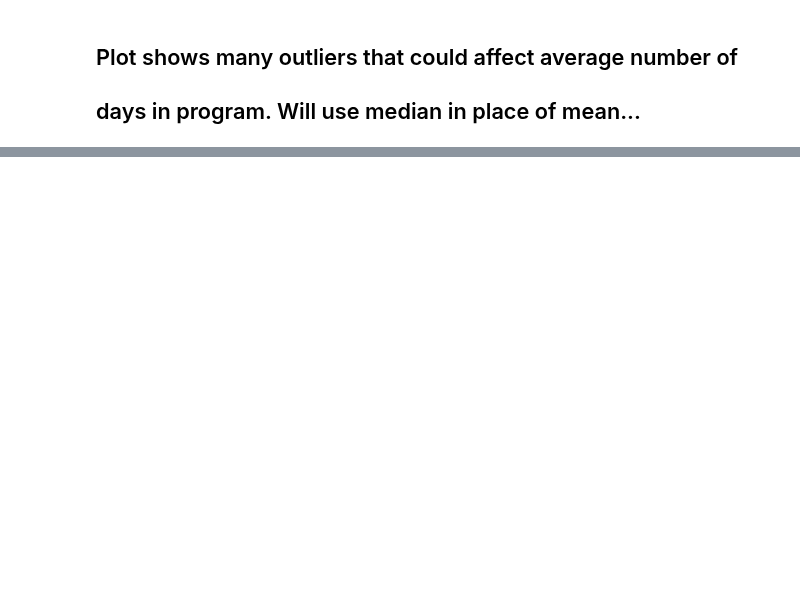
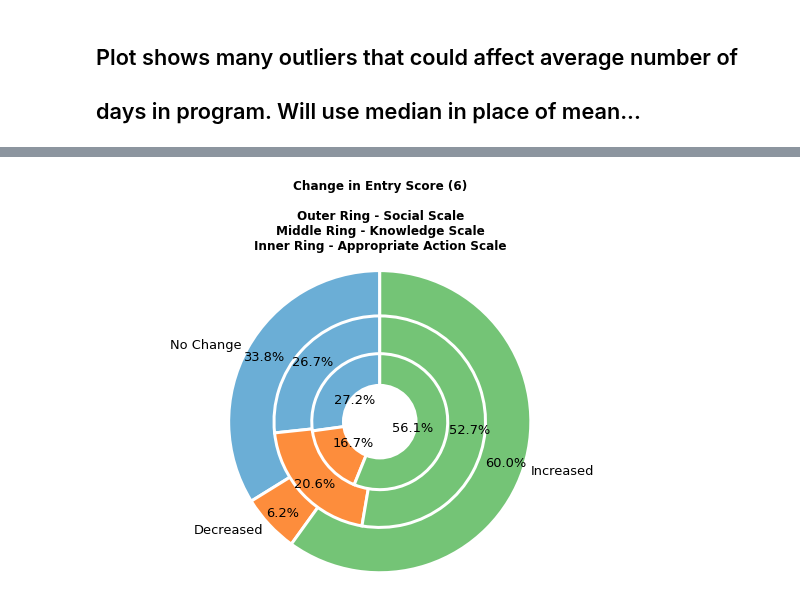
Before and after one commit to NSS-Data-Analytics-Cohort-7/didd-an-array-of-jorts, a Jupyter notebook: notebooks/DIDD_DA7.ipynb, the cells around one changed output, grey strips where cells are left out. Cells and saved outputs as stored; diff of their text form; code cells hidden in the pictures; blank space fills up the shorter version.

```diff
--- a/notebooks/DIDD_DA7.ipynb
+++ b/notebooks/DIDD_DA7.ipynb
@@ -876,0 +1400,59 @@ plt.show()
+# %%
+source_data={'students':['No Change','Decreased','Increased'],
+'social_scale':[33.81294964028777,6.235011990407674,59.95203836930456],
+'knowledge_scale':[26.697892271662766,20.60889929742389,52.693208430913355],
+'appropriate_action_scale':[27.17872968980798,16.691285081240768,56.12998522895125]}
+
+# Segregating the raw data into usuable form
+df=pd.DataFrame(source_data,columns=
+['students','social_scale','knowledge_scale','appropriate_action_scale'])
+# df['cumulative_score']=df['social_scale']+df['knowledge_scale']
+# +df['appropriate_action_scale']
+
+# Seperating the sub-parts of the given data
+x1= df.iloc[0:3,1]
+x2= df.iloc[0:3,2]
+x3= df.iloc[0:3,3]
+
+# Setting figure colors
+cmap = plt.get_cmap("tab20c")
+# outer_colors = cmap(np.arange(3)*4)
+outer_colors = cmap(np.array([1,5,9]))
+inner_colors = cmap(np.array([1,5,9]))
+inner_colors1 = cmap(np.array([1,5,9]))
+# Setting the size of the figure
+plt.figure(figsize=(8,6))
+
+# Plotting the outer pie
+plt.pie(x1, labels = df.iloc[0:3, 0],
+       startangle=90, pctdistance =0.88 ,colors=outer_colors,
+       autopct = '%1.1f%%', radius= 1.0, labeldistance=1.05,
+       textprops ={'fontsize':13},
+       wedgeprops = {'linewidth' : 3, 'edgecolor' : "w" } )
+
+# PLotting the inner pie
+plt.pie(x2,startangle=90, pctdistance =.85,colors=inner_colors,
+        autopct = '%1.1f%%',radius= 0.70,
+       textprops ={'fontsize':13},
+       wedgeprops = {'linewidth' : 3, 'edgecolor' : "w" } )
+
+# PLotting the inner pie2
+plt.pie(x3,startangle=90, pctdistance =.50,colors=inner_colors1,
+        autopct = '%1.1f%%',radius= 0.45,
+        textprops ={'fontsize':13},
+       wedgeprops = {'linewidth' : 3, 'edgecolor' : "w" } )
+# 'fontweight': 'bold' ,
+# Creating the donut shape for the pie
+centre_circle = plt.Circle((0,0), 0.25, fc='white')
+fig= plt.gcf()
+fig.gca().add_artist(centre_circle) # adding the centre circle
+
+# Plotting the pie
+plt.axis('equal')  # equal aspect ratio
+# plt.legend(loc=3, fontsize =10)
+# plt.legend(['Outer Ring (Social Scale)', 'Middle Ring (Knowledge Scale)', 'Inner Ring (Appropriate Action Scale)'])
+plt.title('Change in Entry Score (6)\n\nOuter Ring - Social Scale\nMiddle Ring - Knowledge Scale\nInner Ring - Appropriate Action Scale', fontweight='bold')
+plt.tight_layout()
+plt.show()
+# %% [output]
+[figure, added]
```
Also changed, not shown: parts of 81 cells of this notebook.
